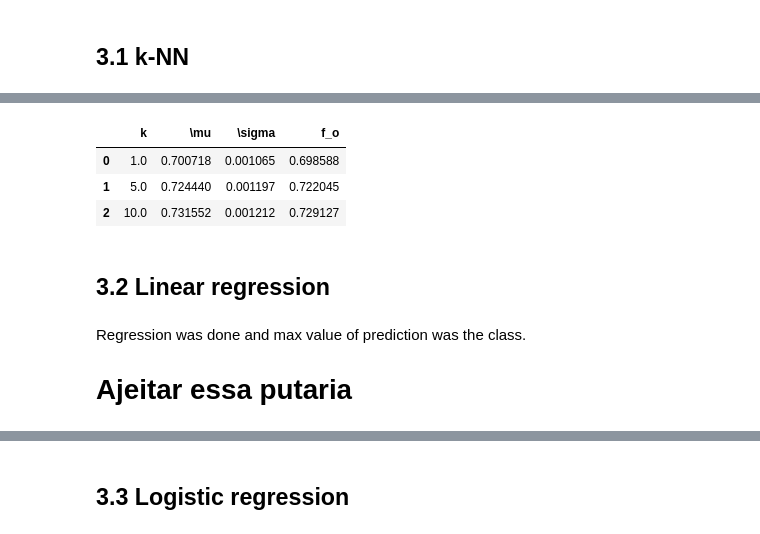
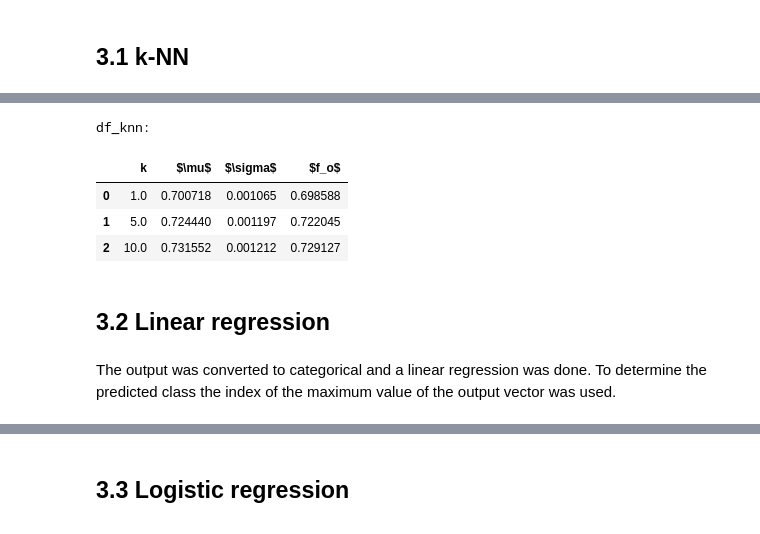
Before and after one commit to RomuloDrumond/Predict-the-damage-to-a-building, a Jupyter notebook: 02 Building and evaluation of ML models.ipynb, the cells around one changed output, grey strips where cells are left out. Drawn from its saved outputs; the diff is of its cells as text; code cells hidden in the pictures.

```diff
--- a/02 Building and evaluation of ML models.ipynb
+++ b/02 Building and evaluation of ML models.ipynb
@@ -138,18 +134,20 @@ Wall time: 13h 29min 2s
 # df_knn.to_csv(filename, sep='\t', index=False)
 
 # loading results
-temp = pd.read_csv("df_knn.csv", sep='\t')
-temp
+df_knn = pd.read_csv("df_knn.csv", sep='\t')
-# %% [output]
-|  | k | \mu | \sigma | f_o |
-| 0 | 1.0 | 0.700718 | 0.001065 | 0.698588 |
-| 1 | 5.0 | 0.724440 | 0.001197 | 0.722045 |
-| 2 | 10.0 | 0.731552 | 0.001212 | 0.729127 |
+# %%
+print("df_knn:")
+df_knn
+# %% [output]
+df_knn:
+|  | k | $\mu$ | $\sigma$ | $f_o$ |
+| 0 | 1.0 | 0.700718 | 0.001065 | 0.698588 |
+| 1 | 5.0 | 0.724440 | 0.001197 | 0.722045 |
+| 2 | 10.0 | 0.731552 | 0.001212 | 0.729127 |
 # %% [markdown]
 ## 3.2 Linear regression
-# %% [markdown]
-Regression was done and max value of prediction was the class.
-# Ajeitar essa putaria
+# %% [markdown]
+The output was converted to categorical and a linear regression was done. To determine the predicted class the index of the maximum value of the output vector was used.
 # %%
 # Creating the multilabel version of Y_tr
 from sklearn.preprocessing import MultiLabelBinarizer
```
Also changed, not shown: parts of 25 cells of this notebook, 2 other files.
